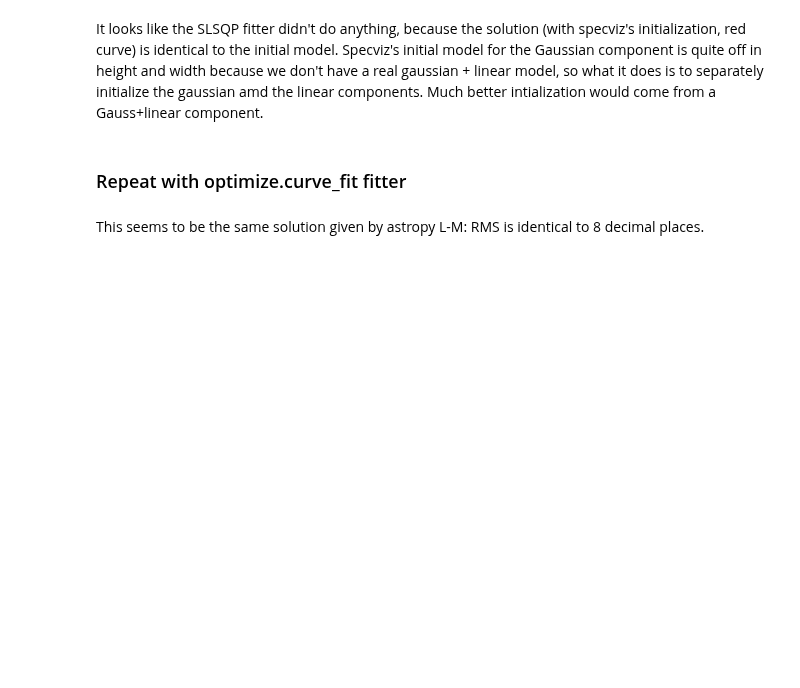
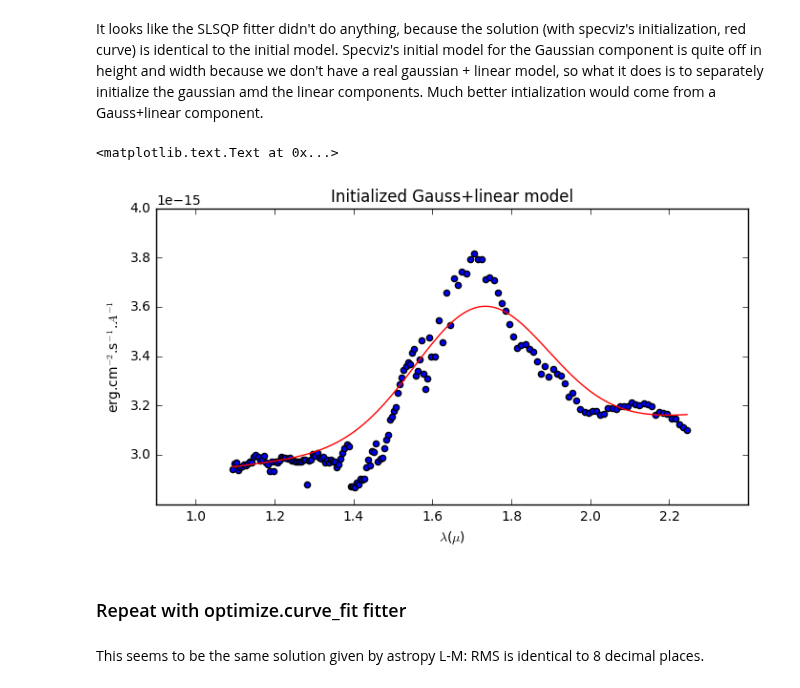
Before and after one commit to ibusko/experiments_specviz, a Jupyter notebook: experiment_1.ipynb, the cells around one changed output. Saved outputs shown, nothing was run; the diff lists cells and outputs as text; code cells hidden in the pictures; blank space fills up the shorter version.

```diff
--- a/experiment_1.ipynb
+++ b/experiment_1.ipynb
@@ -163,24 +167,41 @@ It looks like the SLSQP fitter didn't do anything, because the solution (with sp
 # %%
 # WORK IN PROGRESS: attempting a simultaneous initialization of Gauss+linear to see how SLSQP performs
 
 # retrieve 5% of data at each extreme of the wavelength range
-l = len(w) / 20
-w1 = w[0:l]
+l = int(len(w) / 20)
+w1 = np.mean(w[0:l])
+w2 = np.mean(w[-l-1:-1])
+f1 = np.mean(f[0:l])
+f2 = np.mean(f[-l-1:-1])
 
+# fit a straigth line thru these
+slope = (f2 - f1) / (w2 - w1)
+inter = f2 - slope * w2
+fc = f - (w * slope + inter)
+linear_e = models.Linear1D(slope=slope, intercept=inter)
 
-
-
-f_mean = np.mean(f)
-linear_e = models.Linear1D(slope=0.0, intercept=f_mean)
-
-centroid = np.sum(w * f) / np.sum(f)
+centroid = np.sum(w * fc) / np.sum(fc)
 dw = w - np.mean(w)
-width = np.sqrt(np.sum((dw * dw) * f) / np.sum(f))
-sum_f = np.sum(f - np.min(f))
-height = sum_f / (width * np.sqrt(2 * np.pi) )
-gaussian_e = models.Gaussian1D(amplitude=height, mean=centroid, stddev=width)
+fwhm = 2 * np.sqrt(np.sum((dw * dw) * fc) / np.sum(fc))
+sigma = fwhm / 2.355
+sum_f = np.sum(fc)
+units_conversion = 1.e4 # this is a mixed data set - need convert micron to Angstrom
+height = sum_f / (sigma * np.sqrt(units_conversion * 2 * np.pi))
+gaussian_e = models.Gaussian1D(amplitude=height, mean=centroid, stddev=sigma)
 
 model_e = gaussian_e + linear_e
+
+plt.gcf().set_size_inches(8.,4.)
+plt.axis(plot_axis)
+
+plt.scatter(w, f)
+plt.plot(w, model_e(w), color='red')
+plt.xlabel(x_label)
+plt.ylabel(y_label)
+plt.title("Initialized Gauss+linear model")
+# %% [output]
+<matplotlib.text.Text at 0x...>
+[figure, added]
 # %% [markdown]
 <h3>Repeat with optimize.curve_fit fitter </h3>
 # %% [markdown]
```
Also changed, not shown: parts of 6 cells of this notebook.
